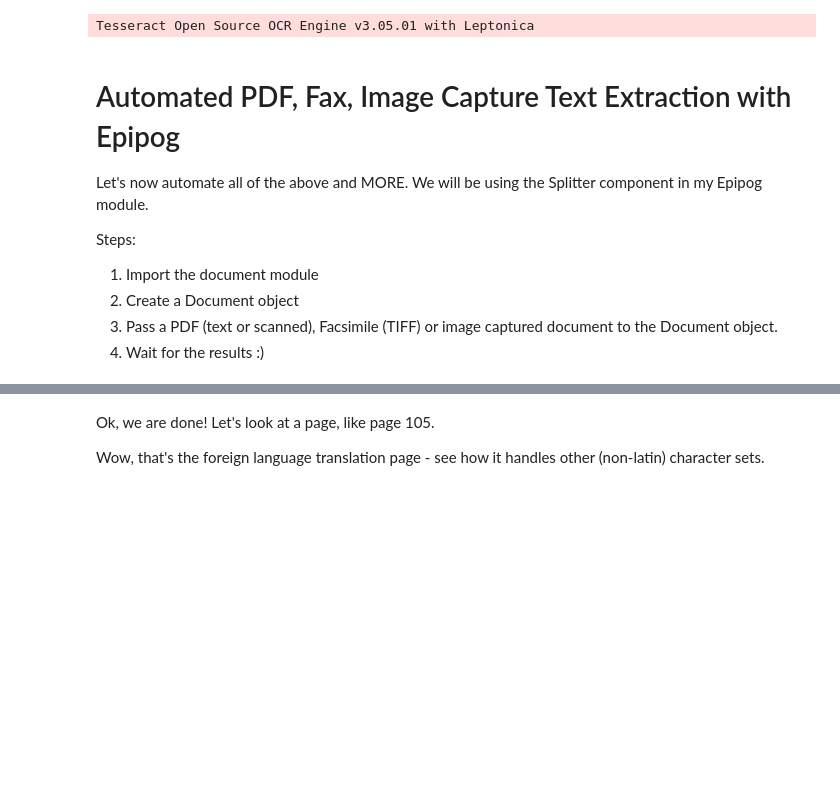
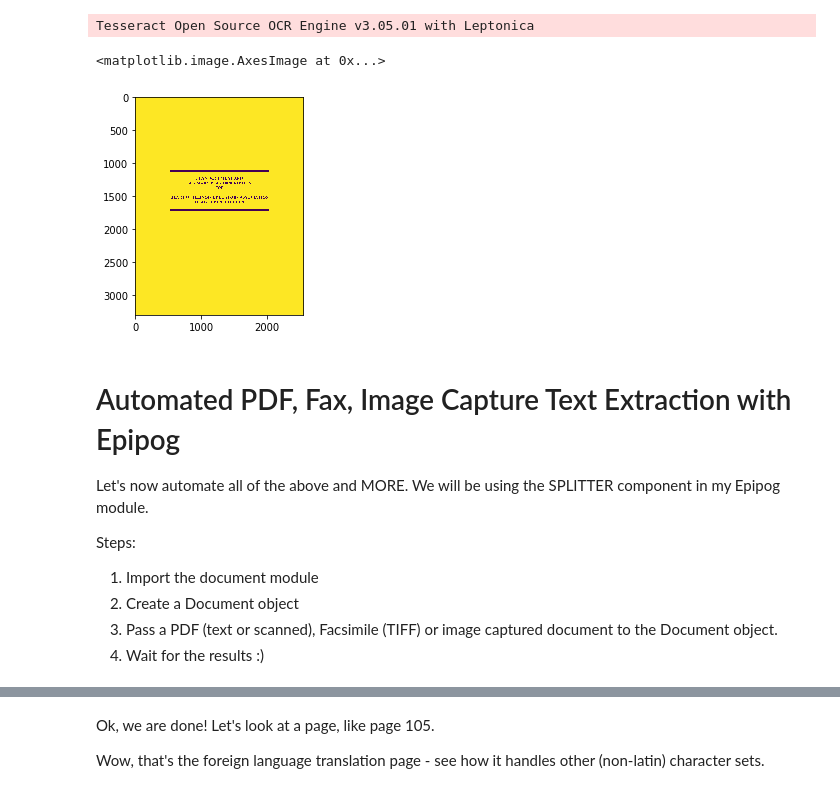
Before and after one commit to andrewferlitsch/Gap, a Jupyter notebook: train/session 1.ipynb, the cells around one changed output, grey strips where cells are left out. Drawn from its saved outputs; the diff is of its cells as text; code cells hidden in the pictures; blank space fills up the shorter version.

```diff
--- a/train/session 1.ipynb
+++ b/train/session 1.ipynb
@@ -170,10 +192,24 @@ Now we will use Tesseract to extract the text from the PNG image.
 !tesseract "plan/il1.png" "plan/il1"
 # %% [output]
 Tesseract Open Source OCR Engine v3.05.01 with Leptonica
+# %%
+import matplotlib.pyplot as plt
+
+# This line is specific to python notebooks (not python).
+# It causes plots to automatically be rendered (displayed) without issuing a show command.
+%matplotlib inline
+
+# Importing OpenCV
+import cv2
+image = cv2.imread("plan/il1.png", 0)
+plt.imshow(image)
+# %% [output]
+<matplotlib.image.AxesImage at 0x...>
+[figure, added]
 # %% [markdown]
 # Automated PDF, Fax, Image Capture Text Extraction with Epipog
 
-Let's now automate all of the above and MORE. We will be using the Splitter component in my Epipog module.
+Let's now automate all of the above and MORE. We will be using the SPLITTER component in my Epipog module.
 
 Steps:
 1. Import the document module
```
Also changed, not shown: parts of 32 cells of this notebook, 4 other files.
